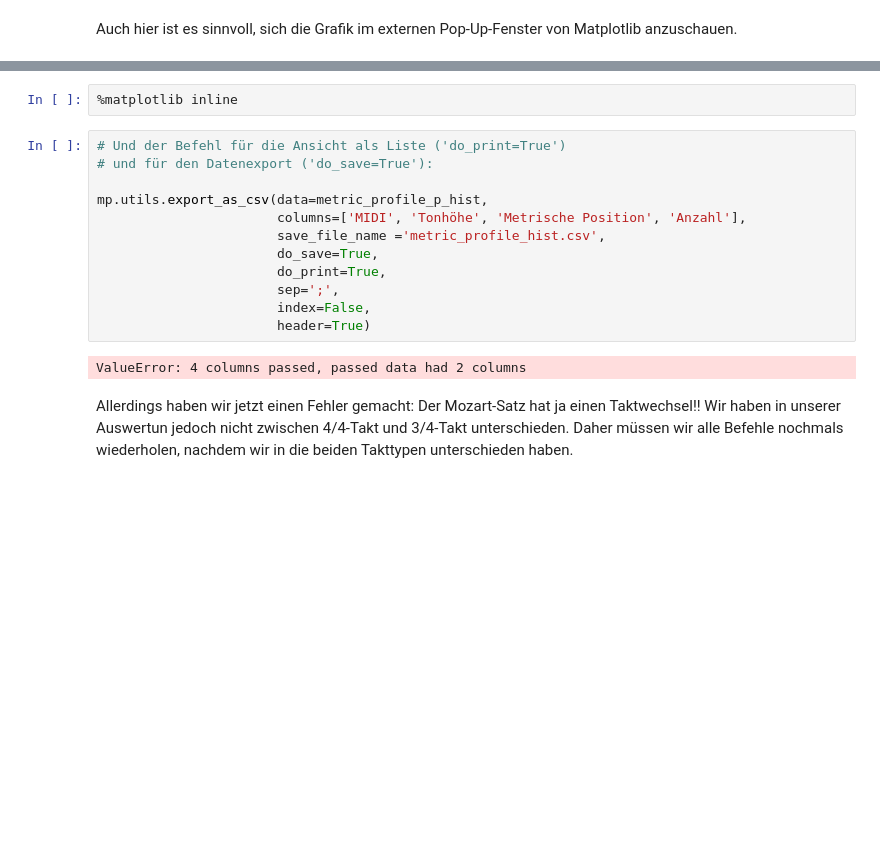
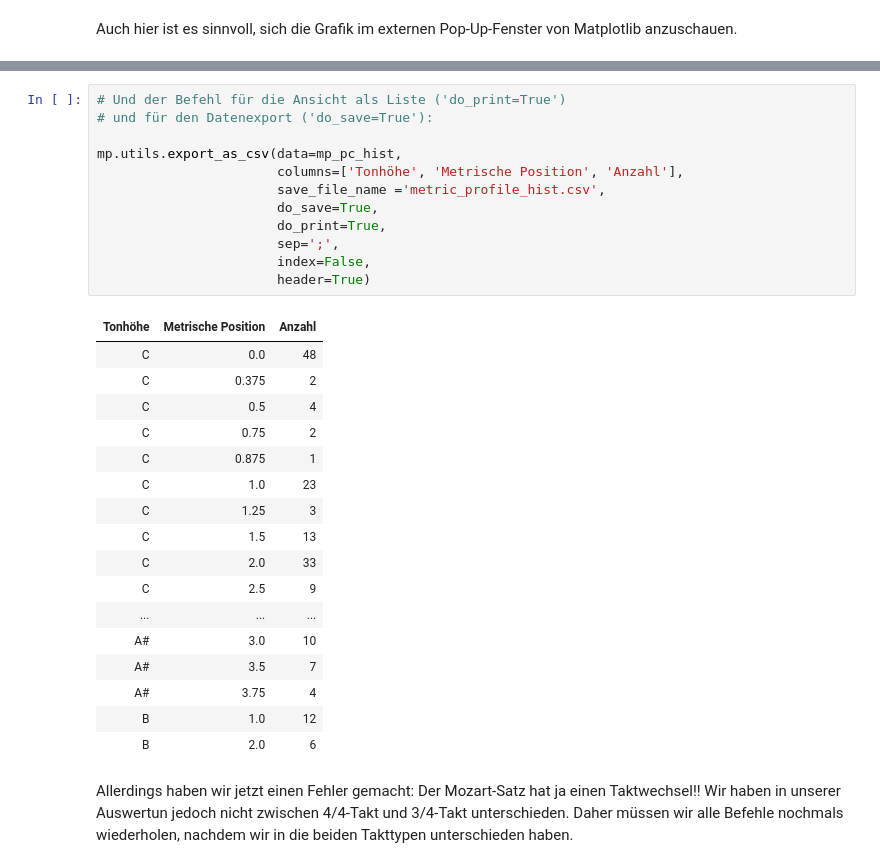
Before and after one commit to Christon-Ragavan/CAMAT, a Jupyter notebook: music_xml_parser/ipynb/15_CAMAT_Basics_Part2_Statistics_neu.ipynb, the cells around one changed output, grey strips where cells are left out. Cells and saved outputs as stored; diff of their text form; blank space fills up the shorter version.

```diff
--- a/music_xml_parser/ipynb/15_CAMAT_Basics_Part2_Statistics_neu.ipynb
+++ b/music_xml_parser/ipynb/15_CAMAT_Basics_Part2_Statistics_neu.ipynb
@@ -740,19 +763,33 @@ Using matplotlib backend: MacOSX
-# %%
-%matplotlib inline
 # %%
 # Und der Befehl für die Ansicht als Liste ('do_print=True')
 # und für den Datenexport ('do_save=True'):
 
-mp.utils.export_as_csv(data=metric_profile_p_hist,
-                       columns=['MIDI', 'Tonhöhe', 'Metrische Position', 'Anzahl'],
+mp.utils.export_as_csv(data=mp_pc_hist,
+                       columns=['Tonhöhe', 'Metrische Position', 'Anzahl'],
                        save_file_name ='metric_profile_hist.csv',
                        do_save=True,
                        do_print=True,
                        sep=';',
                        index=False,
                        header=True)
 # %% [output]
-ValueError: 4 columns passed, passed data had 2 columns
+| Tonhöhe | Metrische Position | Anzahl |
+| C | 0.0 | 48 |
+| C | 0.375 | 2 |
+| C | 0.5 | 4 |
+| C | 0.75 | 2 |
+| C | 0.875 | 1 |
+| C | 1.0 | 23 |
+| C | 1.25 | 3 |
+| C | 1.5 | 13 |
+| C | 2.0 | 33 |
+| C | 2.5 | 9 |
+| ... | ... | ... |
+| A# | 3.0 | 10 |
+| A# | 3.5 | 7 |
+| A# | 3.75 | 4 |
+| B | 1.0 | 12 |
+| B | 2.0 | 6 |
 # %% [markdown]
 Allerdings haben wir jetzt einen Fehler gemacht: Der Mozart-Satz hat ja einen Taktwechsel!!
 Wir haben in unserer Auswertun jedoch nicht zwischen 4/4-Takt und 3/4-Takt unterschieden. Daher müssen wir alle Befehle nochmals wiederholen, nachdem wir in die beiden Takttypen unterschieden haben.
```
Also changed, not shown: parts of 20 cells of this notebook, 9 other files.
